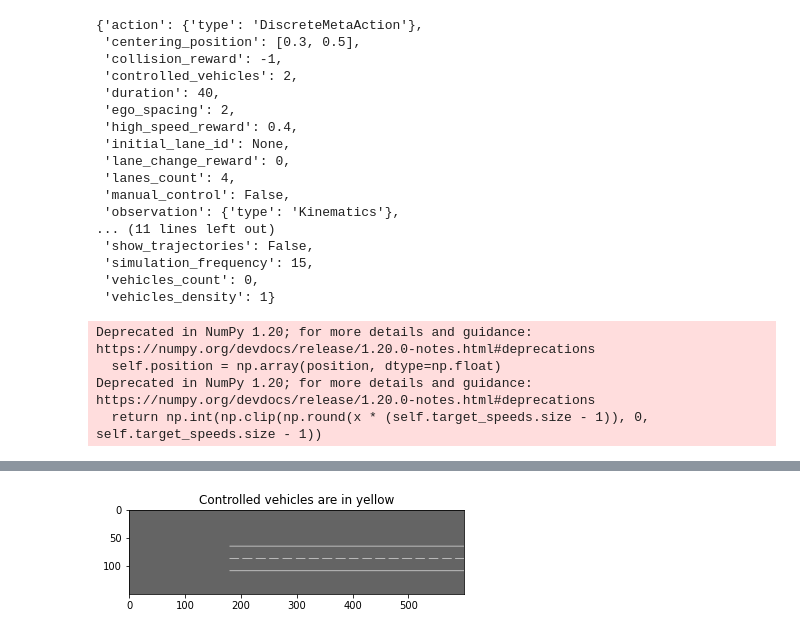
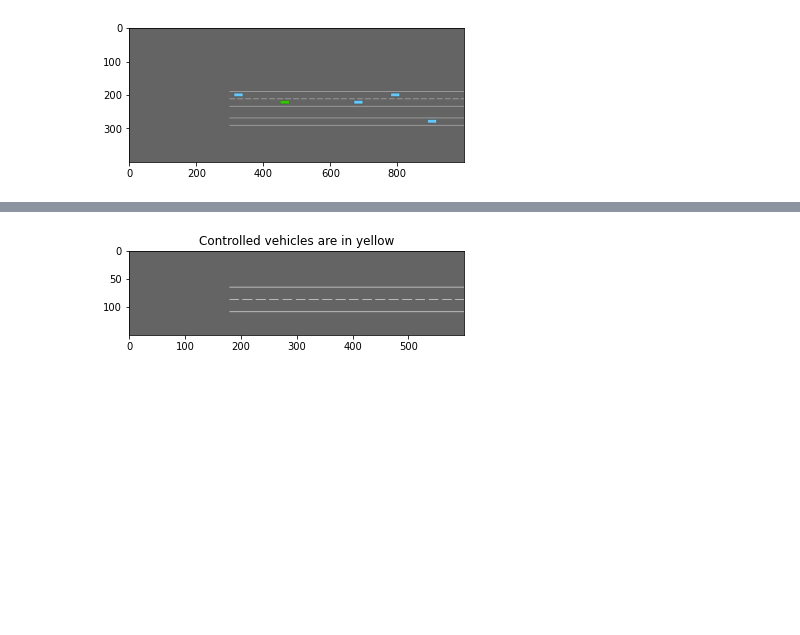
Before and after one commit to lavinama/highway-env, a Jupyter notebook: npc_2lane_highway(1).ipynb, the cells around one changed output, grey strips where cells are left out. Saved outputs shown, nothing was run; the diff lists cells and outputs as text; code cells hidden in the pictures; blank space fills up the shorter version.

Commit message:
Change it to the merge environment

```diff
--- a/npc_2lane_highway(1).ipynb
+++ b/npc_2lane_highway(1).ipynb
@@ -29,35 +12,22 @@ plt.show()
 # %%
 import gym
 import highway_env
+from matplotlib import pyplot as plt
+%matplotlib inline
 
-env = gym.make('highwayadv-v0')
+env = gym.make('merge-v0')
 env.seed(0)
 
 env.configure({"controlled_vehicles": 2})  # Two controlled vehicles
 env.configure({"vehicles_count": 0})  # A single other vehicle, for the sake of visualisation
+env.configure({
+    "screen_width": 1000,
+    "screen_height": 400
+})
 env.reset()
-
-import pprint
-pprint.pprint(env.config)
+plt.imshow(env.render(mode="rgb_array"))
+plt.show()
+# TODO: Check why if I put two controlled vehicles and no vehicles
+# in the background still 1 controlled vehicle and 4 in the background appear
 # %% [output]
-{'action': {'type': 'DiscreteMetaAction'},
- 'centering_position': [0.3, 0.5],
- 'collision_reward': -1,
- 'controlled_vehicles': 2,
- 'duration': 40,
- 'ego_spacing': 2,
- 'high_speed_reward': 0.4,
- 'initial_lane_id': None,
- 'lane_change_reward': 0,
- 'lanes_count': 4,
- 'manual_control': False,
- 'observation': {'type': 'Kinematics'},
-... (11 lines left out)
- 'show_trajectories': False,
- 'simulation_frequency': 15,
- 'vehicles_count': 0,
- 'vehicles_density': 1}
-Deprecated in NumPy 1.20; for more details and guidance: https://numpy.org/devdocs/release/1.20.0-notes.html#deprecations
-  self.position = np.array(position, dtype=np.float)
-Deprecated in NumPy 1.20; for more details and guidance: https://numpy.org/devdocs/release/1.20.0-notes.html#deprecations
-  return np.int(np.clip(np.round(x * (self.target_speeds.size - 1)), 0, self.target_speeds.size - 1))
+[figure, added]
```
Also changed, not shown: parts of 4 cells of this notebook.
